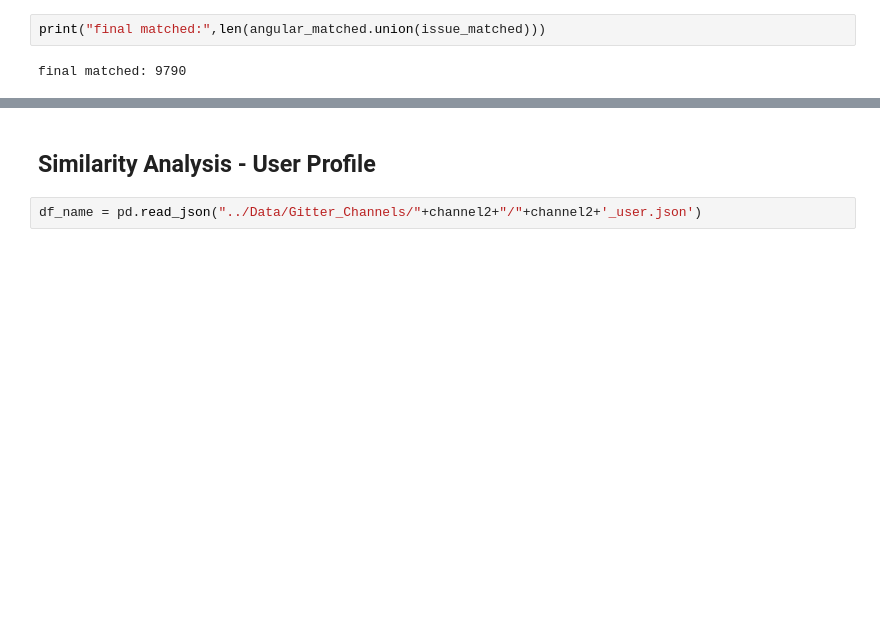
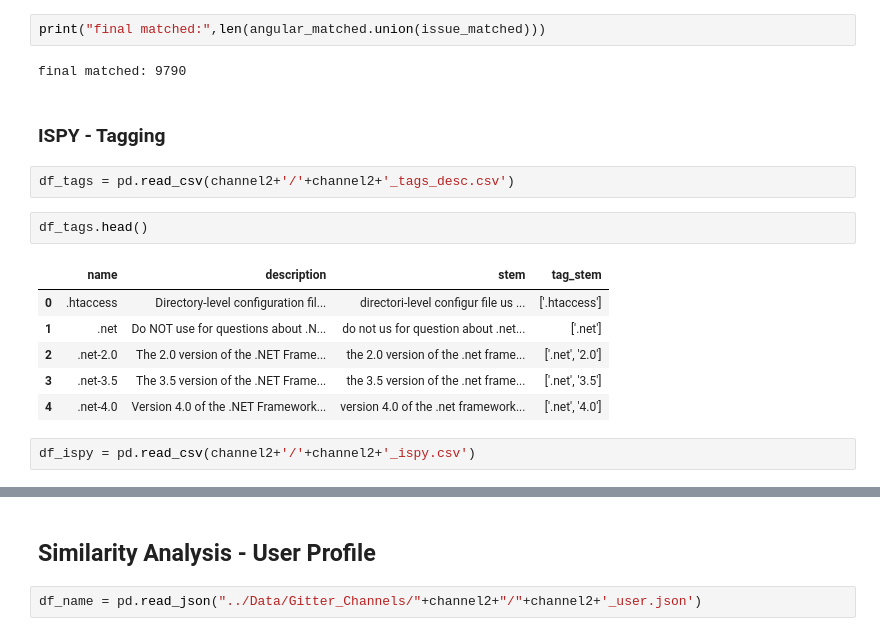
Before and after one commit to NoleWang/Respondent_Recommendation, a Jupyter notebook: Analysis/Analysis.ipynb, the cells around one changed output, grey strips where cells are left out. Drawn from its saved outputs; the diff is of its cells as text; blank space fills up the shorter version.

```diff
--- a/Analysis/Analysis.ipynb
+++ b/Analysis/Analysis.ipynb
@@ -873,3 +905,18 @@ for tags in df_angular_issue_selected["tags"]:
 print("final matched:",len(angular_matched.union(issue_matched)))
 # %% [output]
 final matched: 9790
+# %% [markdown]
+### ISPY - Tagging
+# %%
+df_tags = pd.read_csv(channel2+'/'+channel2+'_tags_desc.csv')
+# %%
+df_tags.head()
+# %% [output]
+|  | name | description | stem | tag_stem |
+| 0 | .htaccess | Directory-level configuration fil... | directori-level configur file us ... | ['.htaccess'] |
+| 1 | .net | Do NOT use for questions about .N... | do not us for question about .net... | ['.net'] |
+| 2 | .net-2.0 | The 2.0 version of the .NET Frame... | the 2.0 version of the .net frame... | ['.net', '2.0'] |
+| 3 | .net-3.5 | The 3.5 version of the .NET Frame... | the 3.5 version of the .net frame... | ['.net', '3.5'] |
+| 4 | .net-4.0 | Version 4.0 of the .NET Framework... | version 4.0 of the .net framework... | ['.net', '4.0'] |
+# %%
+df_ispy = pd.read_csv(channel2+'/'+channel2+'_ispy.csv')
```
Also changed, not shown: parts of 16 cells of this notebook, 11 other files.
